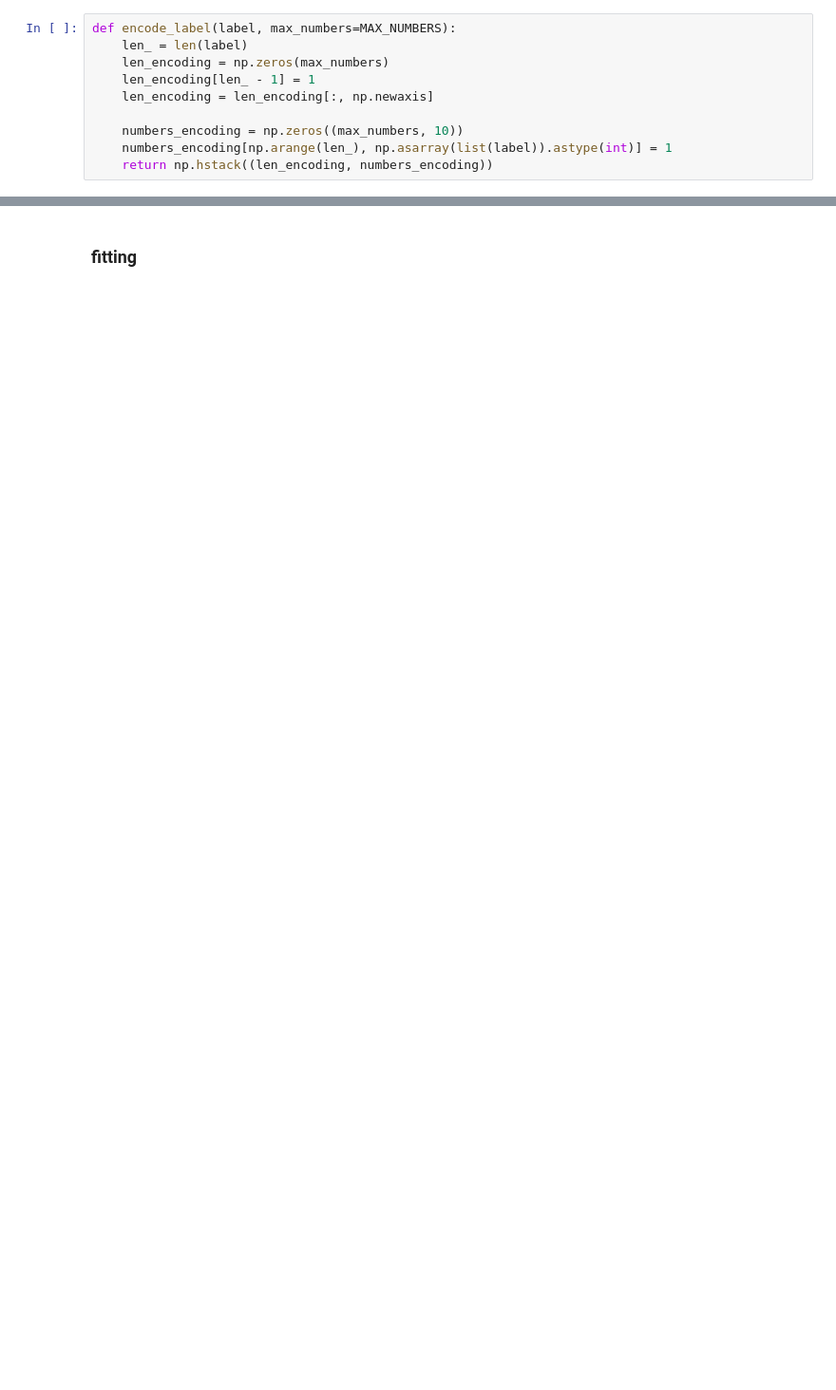
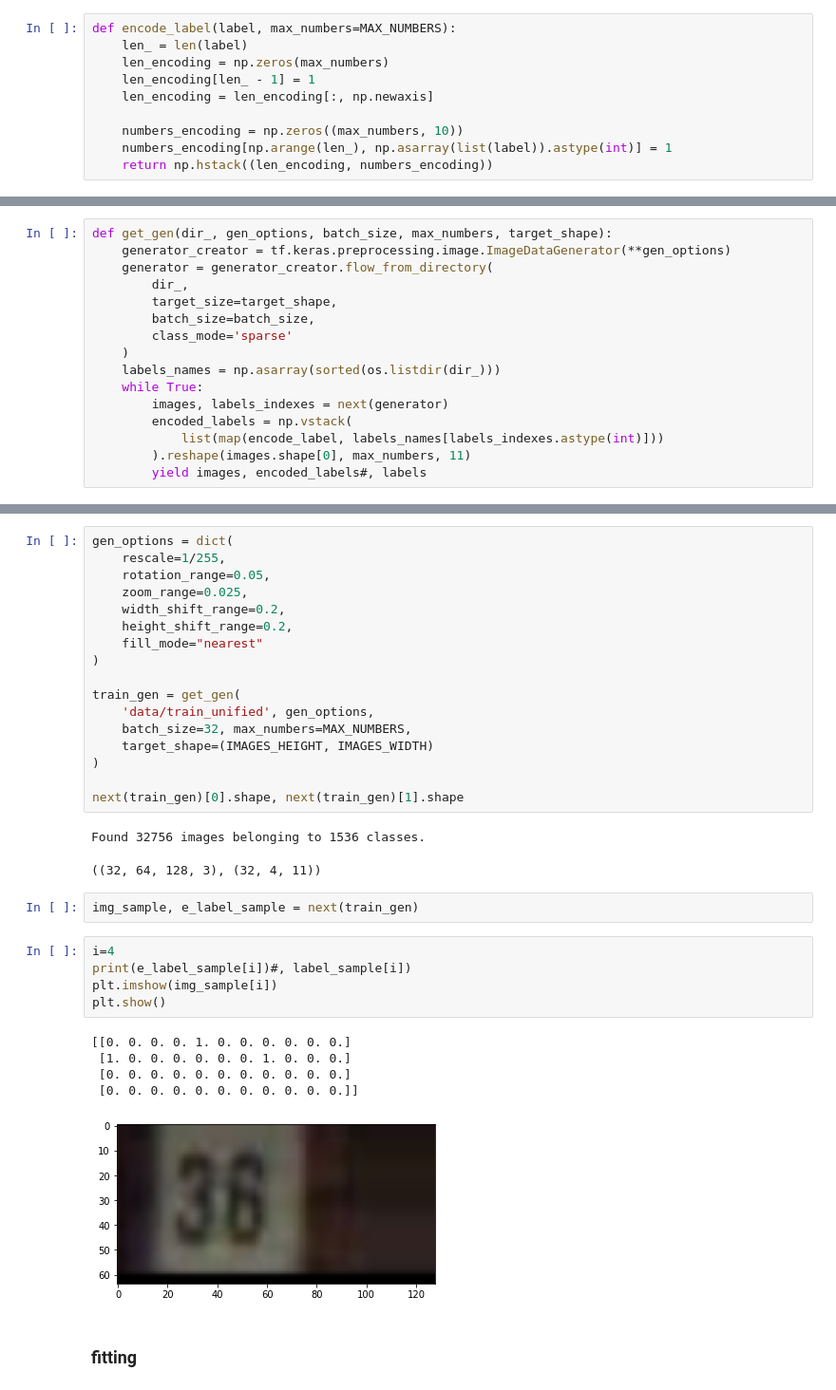
Before and after one commit to prikibak/MO_4sem, a Jupyter notebook: laba4/experiments.ipynb, the cells around one changed output, grey strips where cells are left out. Shown: that part at 95% size. Drawn from its saved outputs; the diff is of its cells as text; blank space fills up the shorter version.

```diff
--- a/laba4/experiments.ipynb
+++ b/laba4/experiments.ipynb
@@ -159,0 +284,16 @@ x1.shape
+# %%
+def get_gen(dir_, gen_options, batch_size, max_numbers, target_shape):
+    generator_creator = tf.keras.preprocessing.image.ImageDataGenerator(**gen_options)
+    generator = generator_creator.flow_from_directory(
+        dir_,
+        target_size=target_shape,
+        batch_size=batch_size,
+        class_mode='sparse'
+    )
+    labels_names = np.asarray(sorted(os.listdir(dir_)))
+    while True:
+        images, labels_indexes = next(generator)
+        encoded_labels = np.vstack(
+            list(map(encode_label, labels_names[labels_indexes.astype(int)]))
+        ).reshape(images.shape[0], max_numbers, 11)
+        yield images, encoded_labels#, labels
@@ -160,2 +314,35 @@ x1.shape
+# %%
+gen_options = dict(
+    rescale=1/255,
+    rotation_range=0.05,
+    zoom_range=0.025,
+    width_shift_range=0.2,
+    height_shift_range=0.2,
+    fill_mode="nearest"
+)
+
+train_gen = get_gen(
+    'data/train_unified', gen_options,
+    batch_size=32, max_numbers=MAX_NUMBERS,
+    target_shape=(IMAGES_HEIGHT, IMAGES_WIDTH)
+)
+
+next(train_gen)[0].shape, next(train_gen)[1].shape
+# %% [output]
+Found 32756 images belonging to 1536 classes.
+((32, 64, 128, 3), (32, 4, 11))
+# %%
+img_sample, e_label_sample = next(train_gen)
+# %%
+i=4
+print(e_label_sample[i])#, label_sample[i])
+plt.imshow(img_sample[i])
+plt.show()
+# %% [output]
+[[0. 0. 0. 0. 1. 0. 0. 0. 0. 0. 0.]
+ [1. 0. 0. 0. 0. 0. 0. 1. 0. 0. 0.]
+ [0. 0. 0. 0. 0. 0. 0. 0. 0. 0. 0.]
+ [0. 0. 0. 0. 0. 0. 0. 0. 0. 0. 0.]]
+[figure, added]
 # %% [markdown]
 ### fitting
```
Also changed, not shown: parts of 31 cells of this notebook.
